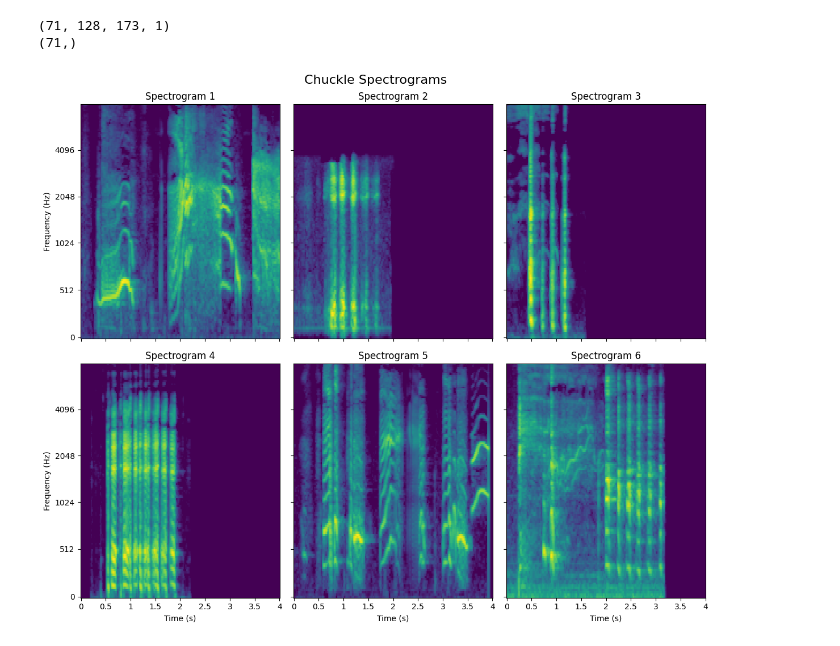
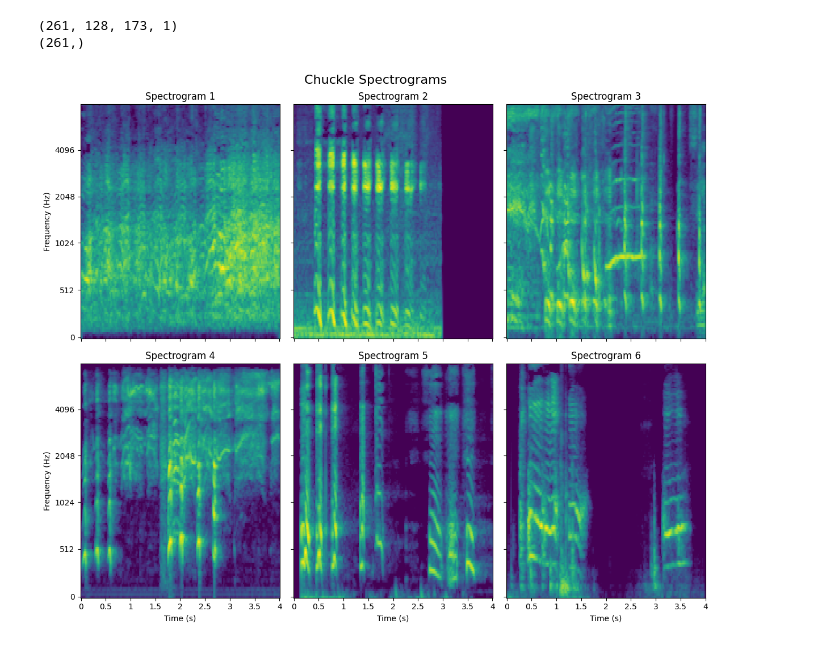
Before and after one commit to RastkoAmun/cmpt-419-laughter-project, a Jupyter notebook: src/model_sandbox.ipynb, the cells around one changed output. Cells and saved outputs as stored; diff of their text form; code cells hidden in the pictures.

```diff
--- a/src/model_sandbox.ipynb
+++ b/src/model_sandbox.ipynb
@@ -46,14 +36,14 @@ def load_audio_spectrogram(file_path, n_mels=128, fmax=8000, duration=4):
 # load_audio_spectrogram turns file into spectrogram, cuts/pads audio to 4 seconds
 # could increase or decrease the duration?
 
-label_path = '/Users/matt/Downloads/labels.csv' # Change this to wherever labels.csv downloaded
+label_path = './data/labels.csv' # Change this to wherever labels.csv downloaded
 labelled_df = pd.read_csv(label_path)
 
 X = []
 y = []
-label_to_int = {'belly laugh': 0, 'chuckle': 1, 'baby': 2}
+label_to_int = {'belly': 0, 'chuckle': 1, 'baby': 2, 'evil': '3'}
 
-base_path = '/Users/matt/Downloads/data/' # Change this to wherever data folder downloaded
+base_path = './data/training-dataset' # Change this to wherever data folder downloaded
 for index, row in labelled_df.iterrows():
     audio_id = row['id']
     laugh_class = row['laugh_class']
@@ -86,55 +76,30 @@ X = X[..., np.newaxis] # greyscale
 print(f"{X.shape}") # num_samples, height, width
 print(f"{y.shape}") # just label
 # %% [output]
-(71, 128, 173, 1)
-(71,)
+(261, 128, 173, 1)
+(261,)
 # %%
-'''
-data_path = '/Users/matt/Downloads/baby/' #replace with your data path (I created baby folder to seperate files)
-files = os.listdir(data_path)
-fig, axes = plt.subplots(2, 3, figsize=(12, 10))
-axes = axes.flatten()
-
-for i in range(6):
-    file_path = data_path+files[i]
-    S_dB,sr = load_audio_spectrogram(file_path)
-
-    ax = axes[i]
-
-    librosa.display.specshow(S_dB, x_axis='time', y_axis='mel', sr=sr, fmax=8000, cmap='viridis', ax=ax)
-    ax.set_title(f'Spectrogram {i+1}')
-    ax.set_xlabel('Time (s)')
-    ax.set_ylabel('Frequency (Hz)')
-    ax.label_outer()
-
-plt.suptitle('Baby laugh Spectrograms', fontsize=16)
-plt.tight_layout()
-plt.show()
-fig.savefig('/Users/matt/Downloads/baby_spectrograms.png')
-'''
-
-data_path = '/Users/matt/Downloads/data/' #replace with your data path
+data_path = './data/training-dataset/' #replace with your data path
 files = os.listdir(data_path)
 fig, axes = plt.subplots(2, 3, figsize=(12, 10))
 axes = axes.flatten()
 
 for i in range(6):
     file_path = data_path+files[i]
 
 
     S_dB,sr = load_audio_spectrogram(file_path)
 
     ax = axes[i]
 
     librosa.display.specshow(S_dB, x_axis='time', y_axis='mel', sr=sr, fmax=8000, cmap='viridis', ax=ax)
     ax.set_title(f'Spectrogram {i+1}')
     ax.set_xlabel('Time (s)')
     ax.set_ylabel('Frequency (Hz)')
     ax.label_outer()
 
 plt.suptitle('Chuckle Spectrograms', fontsize=16)
 plt.tight_layout()
 plt.show()
-fig.savefig('/Users/matt/Downloads/chuckles_spectrograms.png')
 # %% [output]
-[figure, old version]
+[figure, new version]
```
Also changed, not shown: parts of 2 cells of this notebook, 1 other file.
